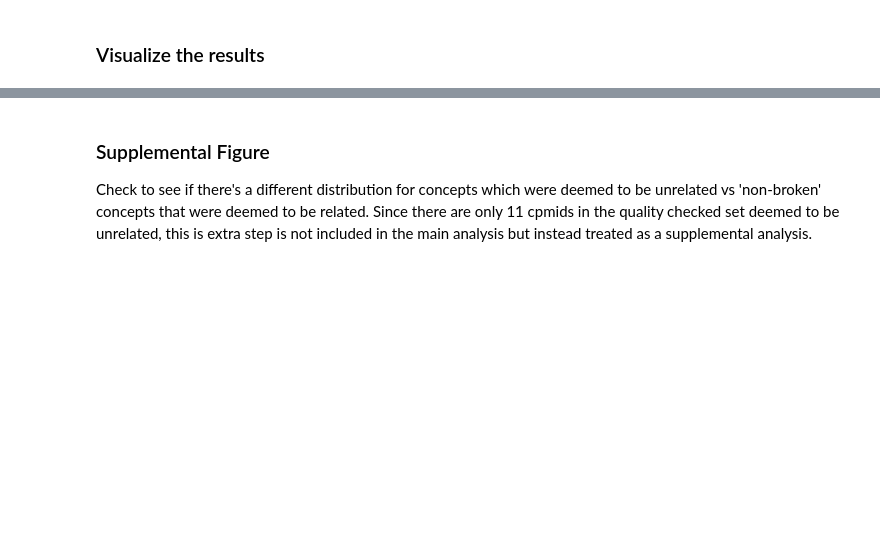
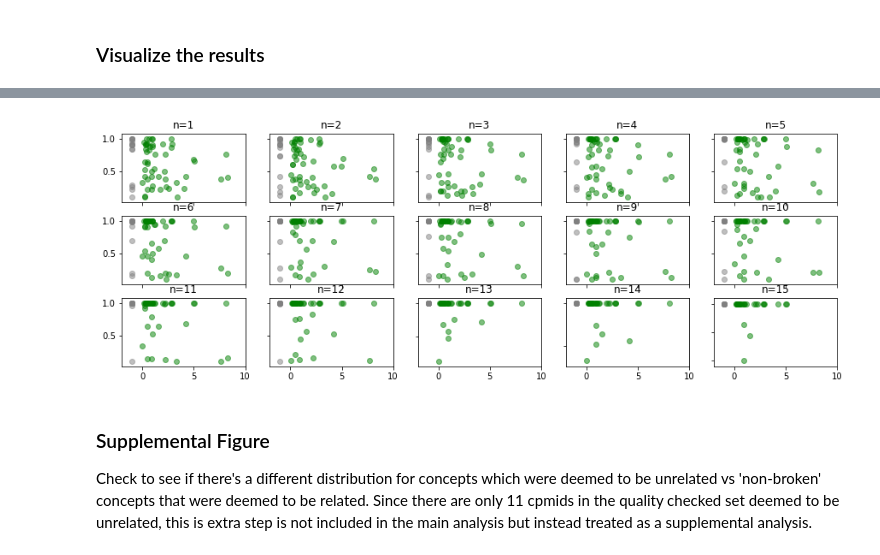
Before and after one commit to SuLab/M2C_rel_nb, a Jupyter notebook: Figure 4 and Supp Fig 3. Concept Distance and Relationship Annotation.ipynb, the cells around one changed output, grey strips where cells are left out. Cells and saved outputs as stored; diff of their text form; code cells hidden in the pictures; blank space fills up the shorter version.

Commit message:
Corrected some of the labels in the figures

```diff
--- a/Figure 4 and Supp Fig 3. Concept Distance and Relationship Annotation.ipynb
+++ b/Figure 4 and Supp Fig 3. Concept Distance and Relationship Annotation.ipynb
@@ -367,13 +348,17 @@ repetition: 4
 # %%
-## calculate accuracy on a per-cpmid basis
-response_matrix = majority_df.groupby(['cpmid','repetition','k','expert_match?']).size().reset_index(name='counts')
+#### calculate accuracy on a per-cpmid basis
+
+#analysis_df = majority_df.loc[majority_df['repetition']==3]
+#response_matrix = analysis_df.groupby(['cpmid','repetition','n','expert_match?']).size().reset_index(name='counts')
+
+response_matrix = majority_df.groupby(['cpmid','repetition','n','expert_match?']).size().reset_index(name='counts')
 
 ## remove the n/a responses (this is usually when k exceeds sample due to removal of tester account data)
 response_matrix_less_missing = response_matrix.loc[response_matrix['expert_match?']!='n/a']
-total_captured = response_matrix_less_missing.groupby(['cpmid','repetition','k'])['counts'].sum().reset_index(name='totals')
+total_captured = response_matrix_less_missing.groupby(['cpmid','repetition','n'])['counts'].sum().reset_index(name='totals')
 
 ## Merge tables to be able to do calculations and obtain total attempts
-tmpresults_df = response_matrix.merge(total_captured,on=(['cpmid','repetition','k']))
+tmpresults_df = response_matrix.merge(total_captured,on=(['cpmid','repetition','n']))
 
 ## Calculate accuracy (True Positive/Total) and inaccuracy (Incorrect Response/Total)
 tmpresults_df['ratios'] = tmpresults_df['counts']/tmpresults_df['totals']
@@ -383,11 +368,11 @@ tmpresults_df['ratios'] = tmpresults_df['counts']/tmpresults_df['totals']
 accuracy_df = tmpresults_df.loc[tmpresults_df['expert_match?']=='yes']
 
 ## Calculate the mean, max, median, and sem of the accuracy data frame by aggregating over the 10 iterations
-mean_accuracy = accuracy_df.groupby(['cpmid','k']).ratios.mean().reset_index(name='avg_accuracy')
-max_accuracy = accuracy_df.groupby(['cpmid','k']).ratios.max().reset_index(name='max_accuracy')
-median_accuracy = accuracy_df.groupby(['cpmid','k']).ratios.median().reset_index(name='median_accuracy')
-mean_error = accuracy_df.groupby(['cpmid','k']).ratios.sem().reset_index(name='std_error')
+mean_accuracy = accuracy_df.groupby(['cpmid','n']).ratios.mean().reset_index(name='avg_accuracy')
+max_accuracy = accuracy_df.groupby(['cpmid','n']).ratios.max().reset_index(name='max_accuracy')
+median_accuracy = accuracy_df.groupby(['cpmid','n']).ratios.median().reset_index(name='median_accuracy')
+mean_error = accuracy_df.groupby(['cpmid','n']).ratios.sem().reset_index(name='std_error')
 
-stats_result = mean_accuracy.merge(max_accuracy.merge(median_accuracy.merge(mean_error, on=(['cpmid','k']), how='left'), on=(['cpmid','k']), how='left'), on=(['cpmid','k']), how='left')
+stats_result = mean_accuracy.merge(max_accuracy.merge(median_accuracy.merge(mean_error, on=(['cpmid','n']), how='left'), on=(['cpmid','n']), how='left'), on=(['cpmid','n']), how='left')
 print(stats_result.head(n=2))
 #stats_result.to_csv(exppath+'accuracy_stats_for_concept_distance.txt',sep='\t',header=True)
@@ -402,6 +379,6 @@ print(stats_result.head(n=2))
 # %%
-stats_result = read_csv(exppath+'accuracy_stats_for_concept_distance.txt',delimiter='\t',header=0)
-stats_result.drop('Unnamed: 0',axis=1,inplace=True)
+#stats_result = read_csv(exppath+'accuracy_stats_for_concept_distance.txt',delimiter='\t',header=0)
+#stats_result.drop('Unnamed: 0',axis=1,inplace=True)
 # %%
 ## Merge the concept distance table with the annotations table to get the user response ratios and look at distance vs accuracy
 cp_accuracy_distance = stats_result.merge(concept_dist_to_check,on='cpmid',how='left').fillna(-1)
@@ -445,12 +424,10 @@ related_missing = cp_accuracy_distance.loc[(cp_accuracy_distance['cpmid'].isin(r
 # %%
-f, axarr = mplot.subplots(6, 5,figsize=(15,10))
+f, axarr = mplot.subplots(3, 5,figsize=(15,5))
 i=0
 while i<15:
     j=i+1
-    tmpplotdata = not_broken_results[['avg_accuracy','max_accuracy','k','cpmid','sent_diff','word_diff']].loc[not_broken_results['k']==j].copy()
-    tmpbrkdata = broken_results[['avg_accuracy','max_accuracy','k','cpmid','sent_diff','word_diff']].loc[broken_results['k']==j].copy()
-    tmpnb_missing = nb_missing[['avg_accuracy','max_accuracy','k','cpmid','sent_diff','word_diff']].loc[nb_missing['k']==j].copy()
-    tmpb_missing = b_missing[['avg_accuracy','max_accuracy','k','cpmid','sent_diff','word_diff']].loc[b_missing['k']==j].copy()
+    tmpplotdata = not_broken_results[['avg_accuracy','max_accuracy','n','cpmid','sent_diff','word_diff']].loc[not_broken_results['n']==j].copy()
+    tmpnb_missing = nb_missing[['avg_accuracy','max_accuracy','n','cpmid','sent_diff','word_diff']].loc[nb_missing['n']==j].copy()
 
     if i>14:
         break
@@ -464,25 +441,23 @@ while i<15:
         gridx=2
         gridy=i-10
     axarr[gridx, gridy].scatter(x=tmpplotdata["sent_diff"], y=tmpplotdata["avg_accuracy"], color="green", alpha=0.5)
+    axarr[gridx, gridy].set_xlim(-2, 10)
     axarr[gridx, gridy].scatter(x=tmpnb_missing["sent_diff"], y=tmpnb_missing["avg_accuracy"], color="grey", alpha=0.5)
-    axarr[gridx, gridy].set_title('k='+str(j))
-    axarr[(gridx+3), gridy].scatter(x=tmpbrkdata["sent_diff"], y=tmpbrkdata["avg_accuracy"], color="red", alpha=0.5)
-    axarr[gridx+3, gridy].scatter(x=tmpb_missing["sent_diff"], y=tmpb_missing["avg_accuracy"], color="grey", alpha=0.5)
-    axarr[(gridx+3), gridy].set_title('k='+str(j))
+    axarr[gridx, gridy].set_title('n='+str(j))
     i=i+1
 # %%
 ## Fine-tune figure; hide x ticks for top plots and y ticks for right plots
 mplot.setp([a.get_xticklabels() for a in axarr[0, :]], visible=False)
 mplot.setp([a.get_xticklabels() for a in axarr[1, :]], visible=False)
-mplot.setp([a.get_xticklabels() for a in axarr[2, :]], visible=False)
-mplot.setp([a.get_xticklabels() for a in axarr[3, :]], visible=False)
-mplot.setp([a.get_xticklabels() for a in axarr[4, :]], visible=False)
+mplot.setp([a.get_xticklabels() for a in axarr[2, :]], visible=True)
 mplot.setp([a.get_yticklabels() for a in axarr[:, 1]], visible=False)
 mplot.setp([a.get_yticklabels() for a in axarr[:, 2]], visible=False)
 mplot.setp([a.get_yticklabels() for a in axarr[:, 3]], visible=False)
 mplot.setp([a.get_yticklabels() for a in axarr[:, 4]], visible=False)
 mplot.show()
 #mplot.savefig(exppath+'concept_distance.png', bbox_inches='tight', dpi=300)
+# %% [output]
+[figure, added]
 # %% [markdown]
 ### Supplemental Figure
 Check to see if there's a different distribution for concepts which were deemed to be unrelated vs 'non-broken' concepts that were deemed to be related.  Since there are only 11 cpmids in the quality checked set deemed to be unrelated, this is extra step is not included in the main analysis but instead treated as a supplemental analysis.
```
Also changed, not shown: parts of 10 cells of this notebook.
